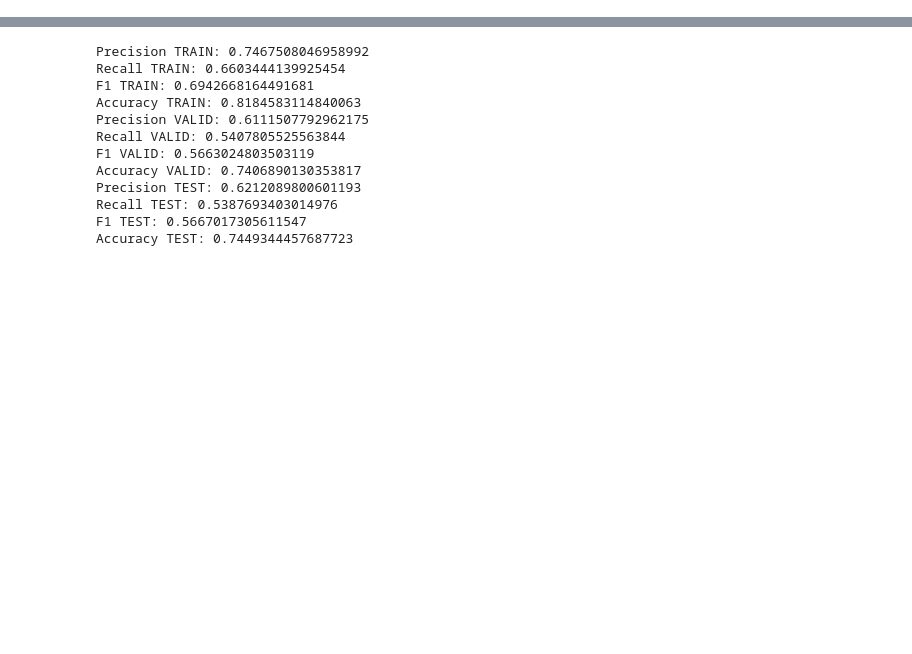
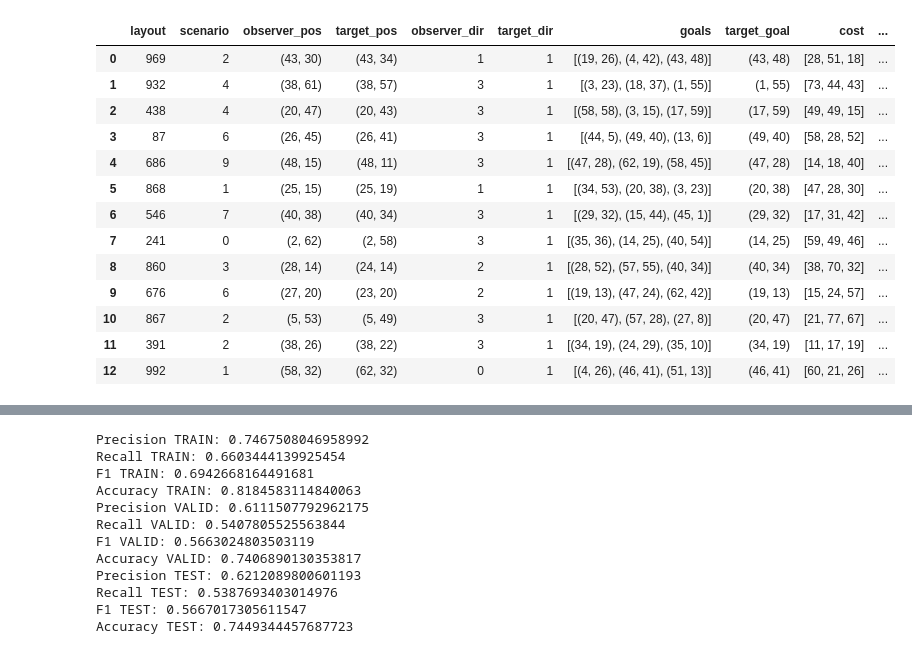
Before and after one commit to chen-yuan-zhang/agr_agents, a Jupyter notebook: gr_pursuer/neural/testing.ipynb, the cells around one changed output, grey strips where cells are left out. Saved outputs shown, nothing was run; the diff lists cells and outputs as text; code cells hidden in the pictures; blank space fills up the shorter version.

```diff
--- a/gr_pursuer/neural/testing.ipynb
+++ b/gr_pursuer/neural/testing.ipynb
@@ -10,0 +92,17 @@ from model import TransformerPredictor
+# %%
+data_scenarios[data_scenarios["cum_steps"] <= 376]
+# %% [output]
+|  | layout | scenario | observer_pos | target_pos | observer_dir | target_dir | goals | target_goal | cost | ... |
+| 0 | 969 | 2 | (43, 30) | (43, 34) | 1 | 1 | [(19, 26), (4, 42), (43, 48)] | (43, 48) | [28, 51, 18] | ... |
+| 1 | 932 | 4 | (38, 61) | (38, 57) | 3 | 1 | [(3, 23), (18, 37), (1, 55)] | (1, 55) | [73, 44, 43] | ... |
+| 2 | 438 | 4 | (20, 47) | (20, 43) | 3 | 1 | [(58, 58), (3, 15), (17, 59)] | (17, 59) | [49, 49, 15] | ... |
+| 3 | 87 | 6 | (26, 45) | (26, 41) | 3 | 1 | [(44, 5), (49, 40), (13, 6)] | (49, 40) | [58, 28, 52] | ... |
+| 4 | 686 | 9 | (48, 15) | (48, 11) | 3 | 1 | [(47, 28), (62, 19), (58, 45)] | (47, 28) | [14, 18, 40] | ... |
+| 5 | 868 | 1 | (25, 15) | (25, 19) | 1 | 1 | [(34, 53), (20, 38), (3, 23)] | (20, 38) | [47, 28, 30] | ... |
+| 6 | 546 | 7 | (40, 38) | (40, 34) | 3 | 1 | [(29, 32), (15, 44), (45, 1)] | (29, 32) | [17, 31, 42] | ... |
+| 7 | 241 | 0 | (2, 62) | (2, 58) | 3 | 1 | [(35, 36), (14, 25), (40, 54)] | (14, 25) | [59, 49, 46] | ... |
+| 8 | 860 | 3 | (28, 14) | (24, 14) | 2 | 1 | [(28, 52), (57, 55), (40, 34)] | (40, 34) | [38, 70, 32] | ... |
+| 9 | 676 | 6 | (27, 20) | (23, 20) | 2 | 1 | [(19, 13), (47, 24), (62, 42)] | (19, 13) | [15, 24, 57] | ... |
+| 10 | 867 | 2 | (5, 53) | (5, 49) | 3 | 1 | [(20, 47), (57, 28), (27, 8)] | (20, 47) | [21, 77, 67] | ... |
+| 11 | 391 | 2 | (38, 26) | (38, 22) | 3 | 1 | [(34, 19), (24, 29), (35, 10)] | (34, 19) | [11, 17, 19] | ... |
+| 12 | 992 | 1 | (58, 32) | (62, 32) | 0 | 1 | [(4, 26), (46, 41), (51, 13)] | (46, 41) | [60, 21, 26] | ... |
```
Also changed, not shown: parts of 9 cells of this notebook, 2 other files.
